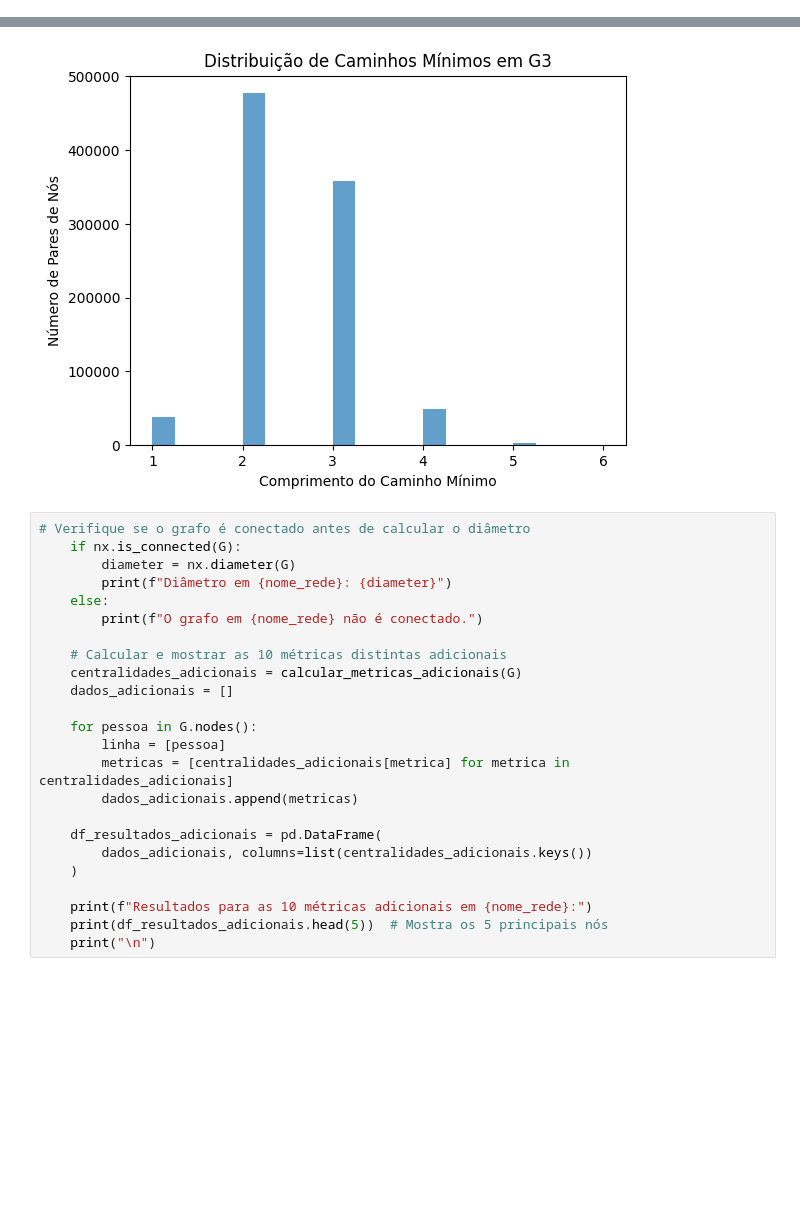
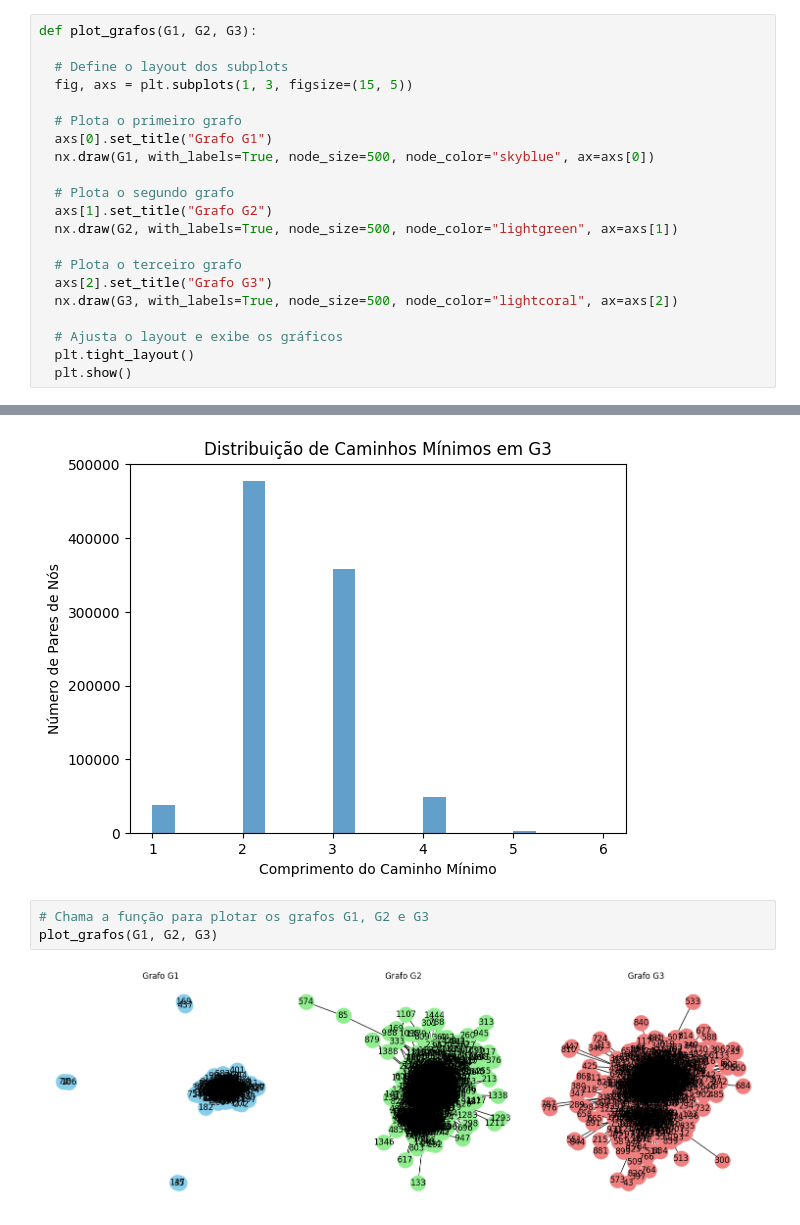
Before and after one commit to gustavorenner/Projetos, a Jupyter notebook: Trabalho_final_redes_complexas.ipynb, the cells around one changed output, grey strips where cells are left out. Cells and saved outputs as stored; diff of their text form; blank space fills up the shorter version.

```diff
--- a/Trabalho_final_redes_complexas.ipynb
+++ b/Trabalho_final_redes_complexas.ipynb
@@ -87,3 +113,24 @@ def calcular_e_mostrar_resultados(G, nome_rede):
+# %%
+def plot_grafos(G1, G2, G3):
+
+  # Define o layout dos subplots
+  fig, axs = plt.subplots(1, 3, figsize=(15, 5))
+
+  # Plota o primeiro grafo
+  axs[0].set_title("Grafo G1")
+  nx.draw(G1, with_labels=True, node_size=500, node_color="skyblue", ax=axs[0])
+
+  # Plota o segundo grafo
+  axs[1].set_title("Grafo G2")
+  nx.draw(G2, with_labels=True, node_size=500, node_color="lightgreen", ax=axs[1])
+
+  # Plota o terceiro grafo
+  axs[2].set_title("Grafo G3")
+  nx.draw(G3, with_labels=True, node_size=500, node_color="lightcoral", ax=axs[2])
+
+  # Ajusta o layout e exibe os gráficos
+  plt.tight_layout()
+  plt.show()
 # %%
 # Plotar distribuição de graus e distribuição de caminhos mínimos
 def plot_degree_distribution(G, nome_rede):
@@ -167,27 +213,8 @@ plot_shortest_path_distribution(G3, "G3")
 [figure]
 [figure]
 [figure]
-# %%
-# Verifique se o grafo é conectado antes de calcular o diâmetro
-    if nx.is_connected(G):
-        diameter = nx.diameter(G)
-        print(f"Diâmetro em {nome_rede}: {diameter}")
-    else:
-        print(f"O grafo em {nome_rede} não é conectado.")
-
-    # Calcular e mostrar as 10 métricas distintas adicionais
-    centralidades_adicionais = calcular_metricas_adicionais(G)
-    dados_adicionais = []
-
-    for pessoa in G.nodes():
-        linha = [pessoa]
-        metricas = [centralidades_adicionais[metrica] for metrica in centralidades_adicionais]
-        dados_adicionais.append(metricas)
-
-    df_resultados_adicionais = pd.DataFrame(
-        dados_adicionais, columns=list(centralidades_adicionais.keys())
-    )
-
-    print(f"Resultados para as 10 métricas adicionais em {nome_rede}:")
-    print(df_resultados_adicionais.head(5))  # Mostra os 5 principais nós
-    print("\n")
+# %%
+# Chama a função para plotar os grafos G1, G2 e G3
+plot_grafos(G1, G2, G3)
+# %% [output]
+[figure, added]
```
Also changed, not shown: parts of 3 cells of this notebook.
